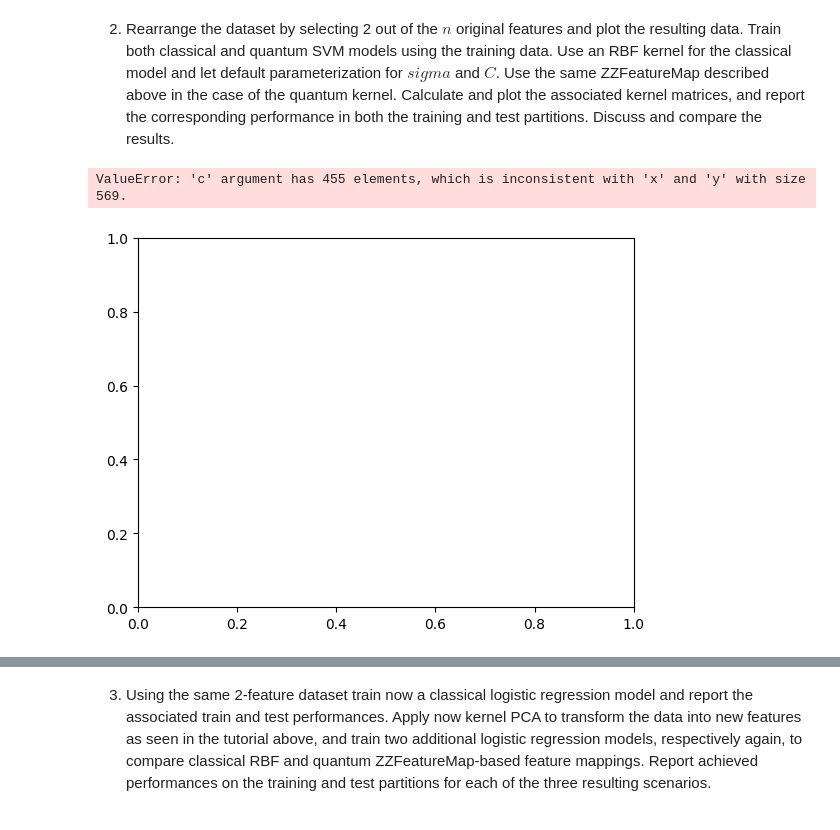
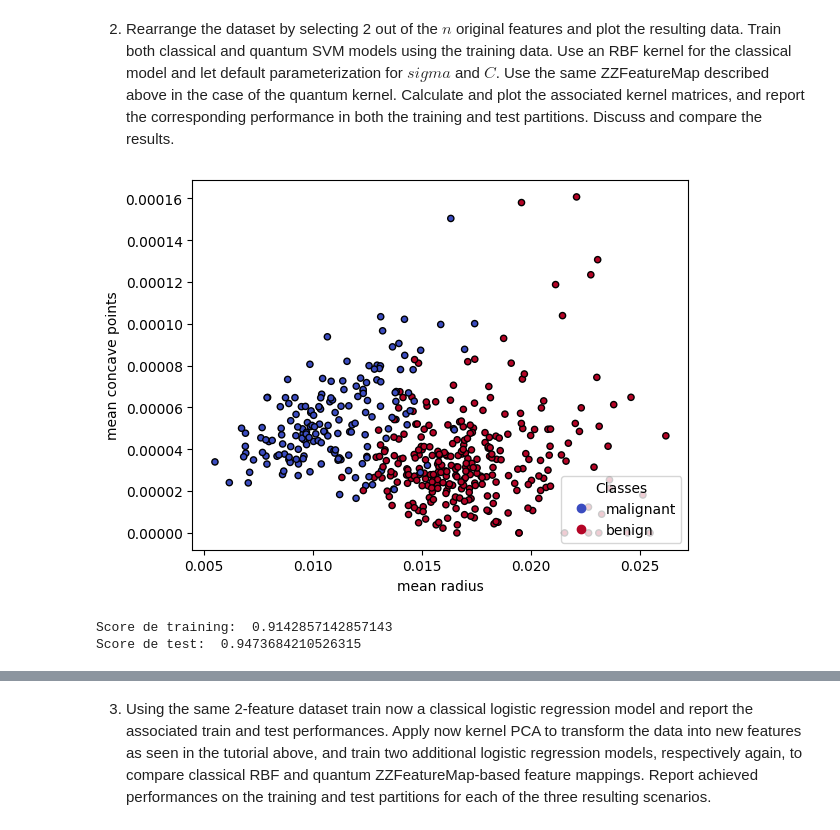
Before and after one commit to FernandoMond/Quantum-Machine-Learning, a Jupyter notebook: P3/P2.2_quantum_kernels (1).ipynb, the cells around one changed output, grey strips where cells are left out. Drawn from its saved outputs; the diff is of its cells as text; code cells hidden in the pictures.

Commit message:
Jupyter ejecutado salvo ultimo circuito. Error en el número de qubits del sampler

```diff
--- a/P3/P2.2_quantum_kernels (1).ipynb
+++ b/P3/P2.2_quantum_kernels (1).ipynb
@@ -482,24 +486,22 @@ X = normalize(X)
 X_train, X_test, y_train, y_test = train_test_split( X, y, test_size=0.20, random_state=42)
 # %% [markdown]
 2. Rearrange the dataset by selecting 2 out of the $n$ original features and plot the resulting data. Train both classical and quantum SVM models using the training data. Use an RBF kernel for the classical model and let default parameterization for $sigma$ and $C$. Use the same ZZFeatureMap described above in the case of the quantum kernel. Calculate and plot the associated kernel matrices, and report the corresponding performance in both the training and test partitions. Discuss and compare the results.
+# %%
+# Fill in here with your code and discussion
+selected_features = [0,7]
+X_train = X_train[:,selected_features]
+X_test = X_test[:,selected_features]
+X0, X1 = X_train[:, 0], X_train[:, 1]
 # %%
-# Fill in here with your code and discussion
-selected_features = [0,7]
-X_train = X_train[:,selected_features]
-X_test = X_test[:,selected_features]
-X0, X1 = X[:, 0], X[:, 1]
-
-
 _, ax = plt.subplots()
 
 scatter = ax.scatter(X0, X1, c=y_train, cmap=plt.cm.coolwarm, s=20, edgecolors="k")
 ax.set(xlabel=data.feature_names[selected_features[0]], ylabel=data.feature_names[selected_features[1]])
 _ = ax.legend(
     scatter.legend_elements()[0], data.target_names, loc="lower right", title="Classes"
 )
 # %% [output]
-ValueError: 'c' argument has 455 elements, which is inconsistent with 'x' and 'y' with size 569.
-[figure, old version]
+[figure, new version]
 # %%
 #Primero vamos a entrenar el SVC
 from sklearn.svm import SVC
@@ -508,9 +510,12 @@ SVM = SVC().fit(X_train,y_train)
 
 y_pred = SVM.predict(X_train)
 
-print("Score de training: ",SVM.score(X,y_train))
+print("Score de training: ",SVM.score(X_train,y_train))
 print("Score de test: ",SVM.score(X_test,y_test))
 #Ahora el SVC Quantico
+# %% [output]
+Score de training:  0.9142857142857143
+Score de test:  0.9473684210526315
 # %%
 
 ### FALTA MATRIZ DEL KERNEL CLASICO
```
Also changed, not shown: parts of 12 cells of this notebook.
